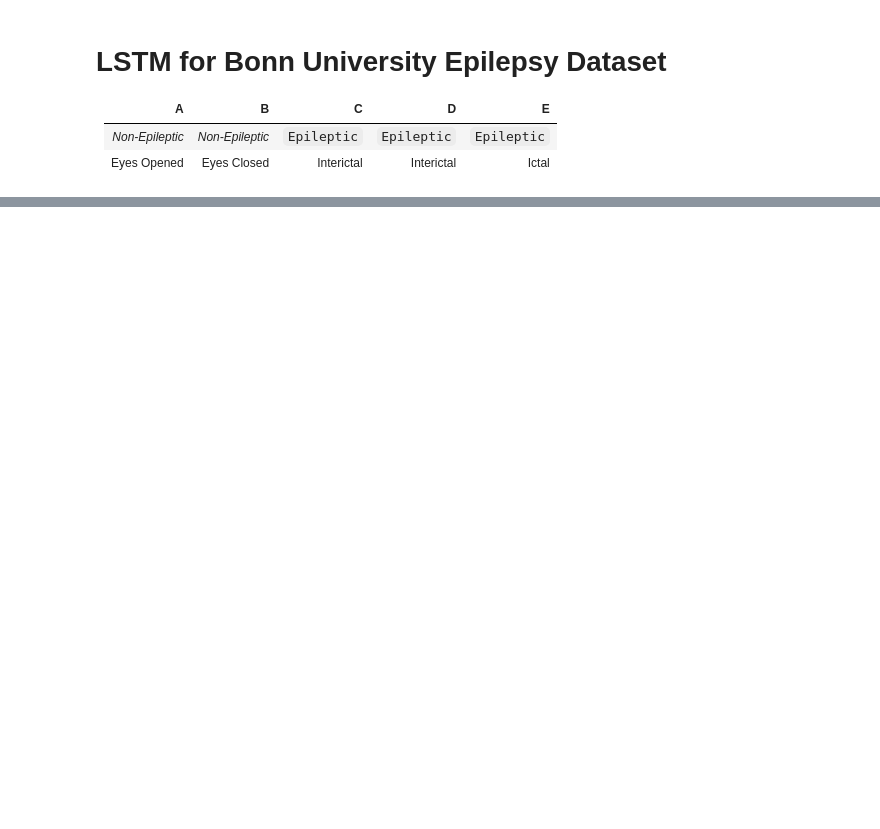
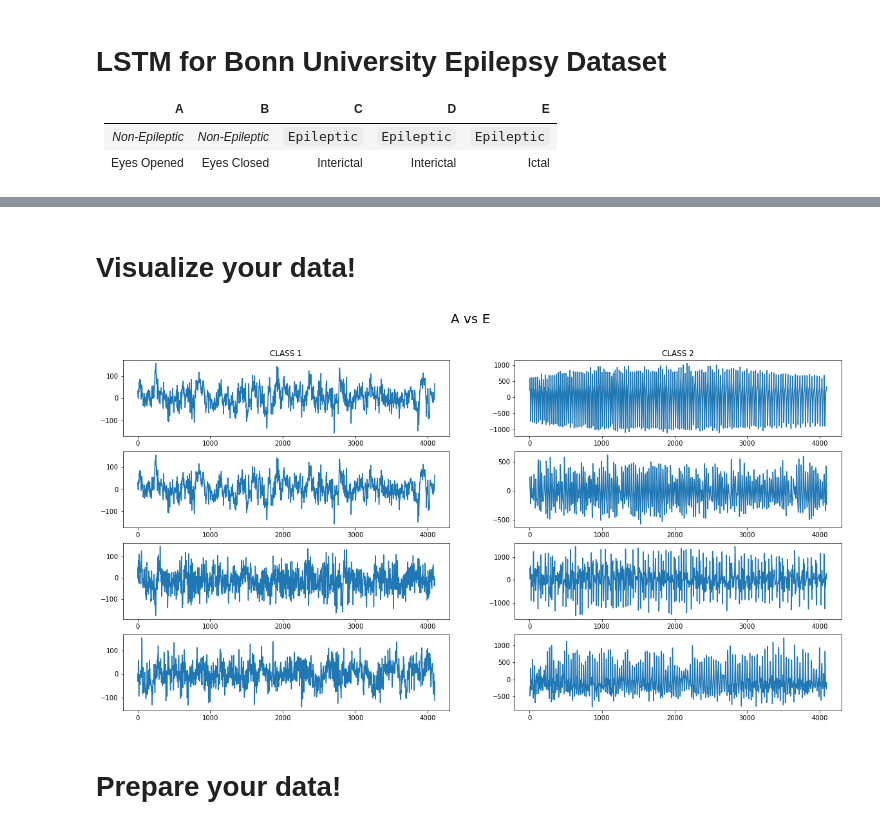
Before and after one commit to NeuroTechX/dl-eeg-playground, a Jupyter notebook: DL-EEG Workshops/Epilepsy/Bonn_LSTM.ipynb, the cells around one changed output, grey strips where cells are left out. Drawn from its saved outputs; the diff is of its cells as text; code cells hidden in the pictures; blank space fills up the shorter version.

```diff
--- a/DL-EEG Workshops/Epilepsy/Bonn_LSTM.ipynb
+++ b/DL-EEG Workshops/Epilepsy/Bonn_LSTM.ipynb
@@ -107,3 +88,40 @@ Requirement already satisfied: tqdm in /usr/local/lib/python3.6/dist-packages (4
+# %% [markdown]
+# Visualize your data!
+# %%
+import random
+mpl.rcParams['figure.figsize'] = (20,10)
+
+fig = plt.figure()
+
+samples_c1 = np.empty((0, 4097), int)
+while len(samples_c1) < 4:
+    curID = random.randint(0, len(data))
+    if data[curID][1] == LABEL_C1:
+        samples_c1 = np.vstack((samples_c1, data[curID][0]))
+
+samples_c2 = np.empty((0, 4097), int)
+while len(samples_c2) < 4:
+    curID = random.randint(0, len(data))
+    if data[curID][1] == LABEL_C2:
+        samples_c2 = np.vstack((samples_c2, data[curID][0]))
+
+for i in range(0, 4):
+    plt.subplot(421 + i * 2)
+    plt.plot(samples_c1[i])
+    plt.subplot(421 + i * 2 + 1)
+    plt.plot(samples_c2[i])
+
+ax = plt.subplot(421)
+ax.set_title("CLASS 1")
+ax = plt.subplot(422)
+ax.set_title("CLASS 2")
+
+fig.suptitle("A vs E", fontsize=20)
+plt.show()
+# %% [output]
+[figure, added]
+# %% [markdown]
+# Prepare your data!
 # %%
 from sklearn.utils import shuffle
 data = shuffle(data)
```
Also changed, not shown: parts of 5 cells of this notebook.
